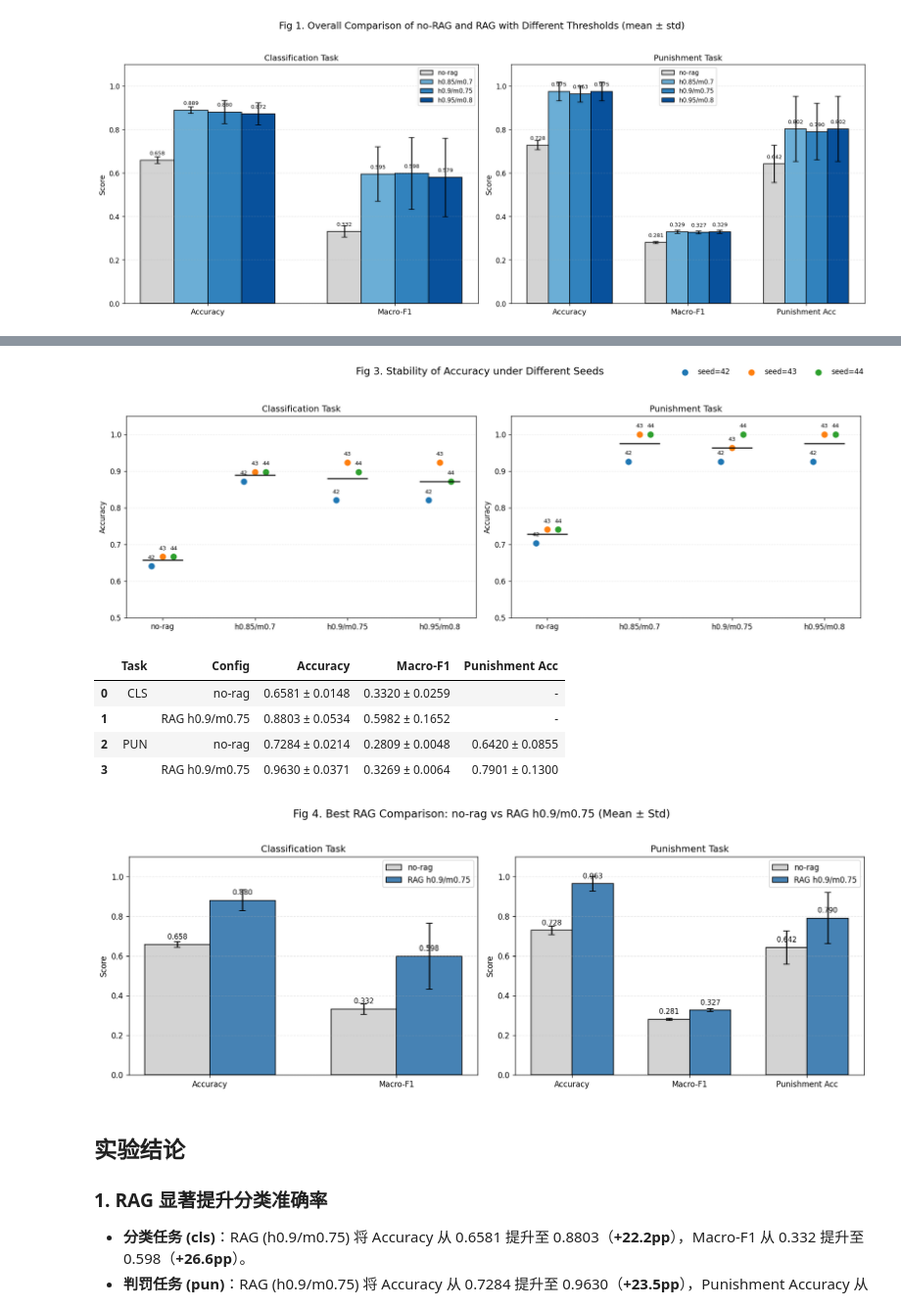
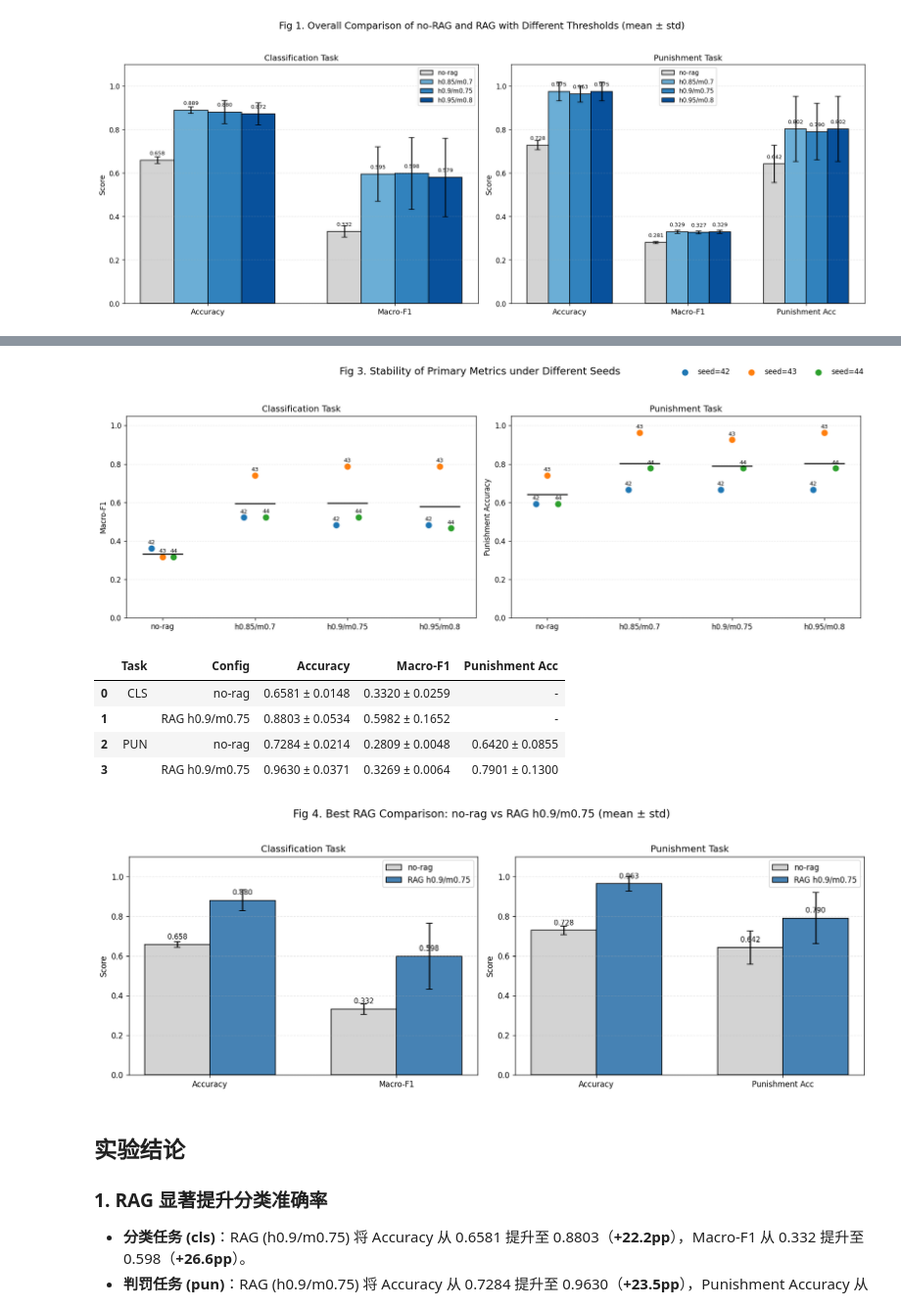
Before and after one commit to BellaBai-421/yufeng_rumor, a Jupyter notebook: scripts/analyze.ipynb, the cells around one changed output, grey strips where cells are left out. Shown at 98% size. Saved outputs shown, nothing was run; the diff lists cells and outputs as text; code cells hidden in the pictures.

```diff
--- a/scripts/analyze.ipynb
+++ b/scripts/analyze.ipynb
@@ -254,5 +278,5 @@ plt.show()
 # %%
-# 图3：per-seed 散点图（accuracy）
+# 图3：per-seed 散点图（cls: Macro-F1；pun: Punishment Accuracy）
 
 fig, axes = plt.subplots(1, 2, figsize=(15, 5), dpi=120)
 
@@ -264,7 +288,14 @@ x_pos = {cfg: i for i, cfg in enumerate(config_order)}
 seed_offsets = {42: -0.12, 43: 0.0, 44: 0.12}
 seed_colors = {42: 'tab:blue', 43: 'tab:orange', 44: 'tab:green'}
 
+# 每个任务使用的主指标
+task_metric = {
+    'cls': ('macro_f1', 'macro_f1_mean', 'Macro-F1'),
+    'pun': ('punishment_accuracy', 'punishment_accuracy_mean', 'Punishment Accuracy')
+}
+
 for ax, task_name in zip(axes, ['cls', 'pun']):
+    metric_col, metric_mean_col, metric_label = task_metric[task_name]
     sub = seed_df[seed_df['task'] == task_name].copy()
 
     for seed in sorted(sub['seed'].unique()):
@@ -272,7 +303,7 @@ for ax, task_name in zip(axes, ['cls', 'pun']):
         seed_sub = seed_sub.sort_values('config_label')
 
         xs = [x_pos[cfg] + seed_offsets.get(seed, 0) for cfg in seed_sub['config_label']]
-        ys = seed_sub['accuracy'].values
+        ys = seed_sub[metric_col].values
 
         ax.scatter(xs, ys, s=60, color=seed_colors.get(seed, 'gray'), label=f'seed={seed}')
 
@@ -280,20 +311,21 @@ for ax, task_name in zip(axes, ['cls', 'pun']):
         for x_i, y_i in zip(xs, ys):
             ax.text(x_i, y_i + 0.015, str(seed), ha='center', va='bottom', fontsize=8)
 
-    # 可选：画每个配置的组均值横线
+    # 画每个配置的组均值横线
     task_agg = agg_df[agg_df['task'] == task_name].copy().sort_values('config_label')
     for _, row in task_agg.iterrows():
         cfg = row['config_label']
         if pd.isna(cfg):
             continue
         cx = x_pos[str(cfg)]
-        mean_y = row['accuracy_mean']
-        ax.hlines(mean_y, cx - 0.22, cx + 0.22, colors='black', linestyles='-', linewidth=1.5)
+        mean_y = row[metric_mean_col]
+        if not (mean_y != mean_y):  # nan check
+            ax.hlines(mean_y, cx - 0.22, cx + 0.22, colors='black', linestyles='-', linewidth=1.5)
 
     ax.set_xticks(range(len(config_order)))
     ax.set_xticklabels(config_order)
-    ax.set_ylim(0.5, 1.05)
-    ax.set_ylabel('Accuracy')
+    ax.set_ylim(0, 1.05)
+    ax.set_ylabel(metric_label)
     ax.set_title(task_titles[task_name])
     ax.grid(axis='y', linestyle=':', alpha=0.4)
 
@@ -301,11 +333,11 @@ for ax, task_name in zip(axes, ['cls', 'pun']):
 handles, labels = axes[0].get_legend_handles_labels()
 fig.legend(handles, labels, loc='upper right', ncol=3, frameon=False)
 
-fig.suptitle('Fig 3. Stability of Accuracy under Different Seeds', fontsize=14, y=1.05)
+fig.suptitle('Fig 3. Stability of Primary Metrics under Different Seeds', fontsize=14, y=1.05)
 fig.tight_layout()
 plt.show()
 # %% [output]
-[figure, old version]
+[figure, new version]
 # %%
 # 主结果对比表：no-rag vs best RAG (h0.9/m0.75)
 best_h, best_m = '0.9', '0.75'
@@ -374,7 +406,7 @@ for ax, task in zip(axes, ['cls', 'pun']):
     if task == 'cls':
         metrics = ['accuracy', 'macro_f1']
     else:
-        metrics = ['accuracy', 'macro_f1', 'punishment_accuracy']
+        metrics = ['accuracy', 'punishment_accuracy']
 
     x = np.arange(len(metrics))
     width = 0.35
@@ -405,35 +437,35 @@ for ax, task in zip(axes, ['cls', 'pun']):
         label=f'RAG h{best_h}/m{best_m}',
         color='steelblue',
         edgecolor='black'
     )
 
     # 坐标轴设置
     ax.set_xticks(x)
     ax.set_xticklabels([metric_labels[m] for m in metrics])
     ax.set_ylim(0, 1.1)
     ax.set_ylabel('Score')
     ax.set_title(task_titles[task])
     ax.legend()
     ax.grid(axis='y', linestyle='--', alpha=0.3)
 
     # 数值标注
     for bars in [bars1, bars2]:
         for bar in bars:
             h = bar.get_height()
             ax.text(
                 bar.get_x() + bar.get_width()/2,
                 h + 0.02,
                 f'{h:.3f}',
                 ha='center',
                 va='bottom',
                 fontsize=9
             )
 
-fig.suptitle(f'Fig 4. Best RAG Comparison: no-rag vs RAG h{best_h}/m{best_m} (Mean ± Std)', fontsize=14, y=1.03)
+fig.suptitle(f'Fig 4. Best RAG Comparison: no-rag vs RAG h{best_h}/m{best_m} (mean ± std)', fontsize=14, y=1.03)
 fig.tight_layout()
 plt.show()
 # %% [output]
-[figure, old version]
+[figure, new version]
 # %% [markdown]
 ## 实验结论
 
```
Also changed, not shown: parts of 2 cells of this notebook.
